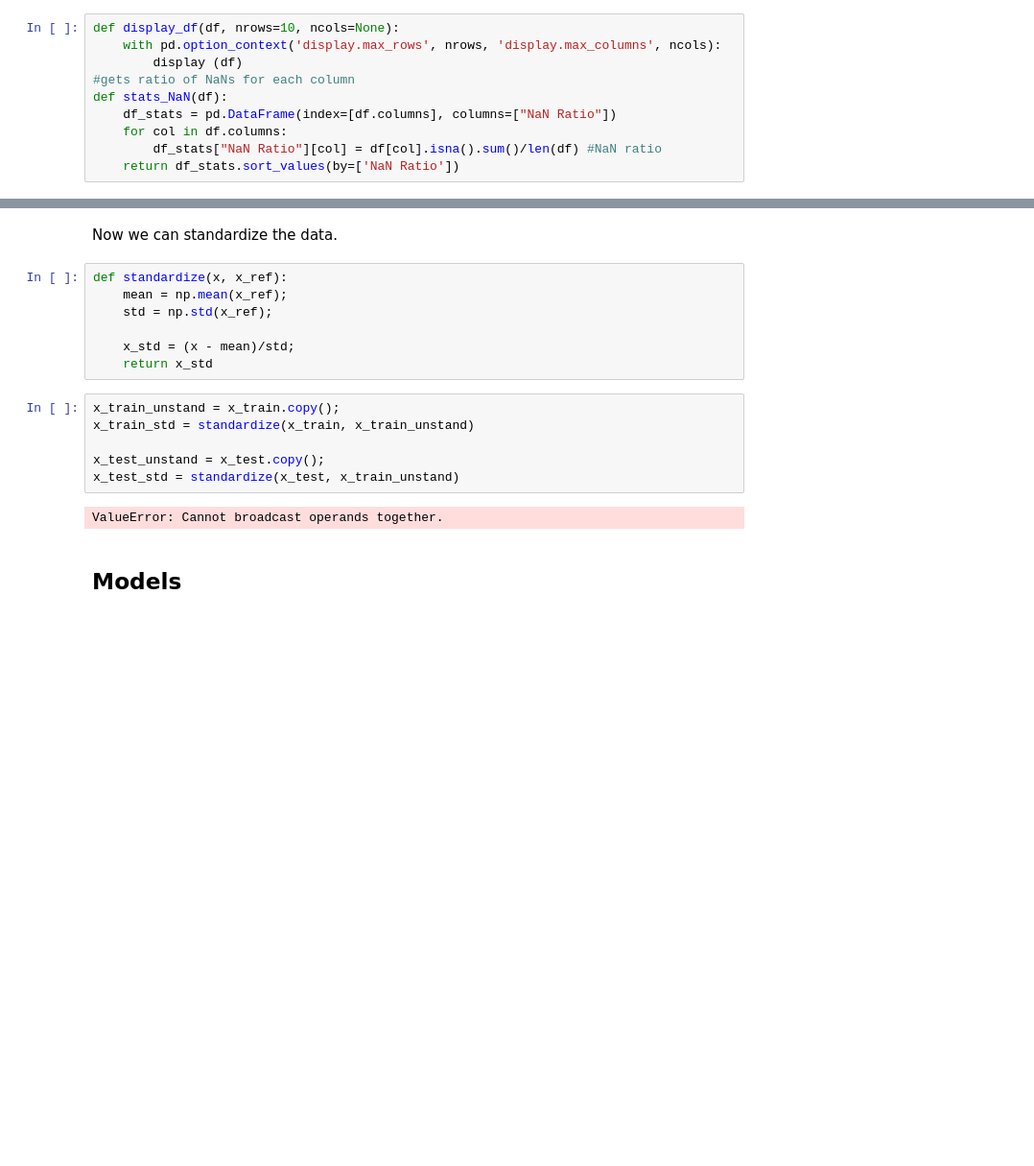
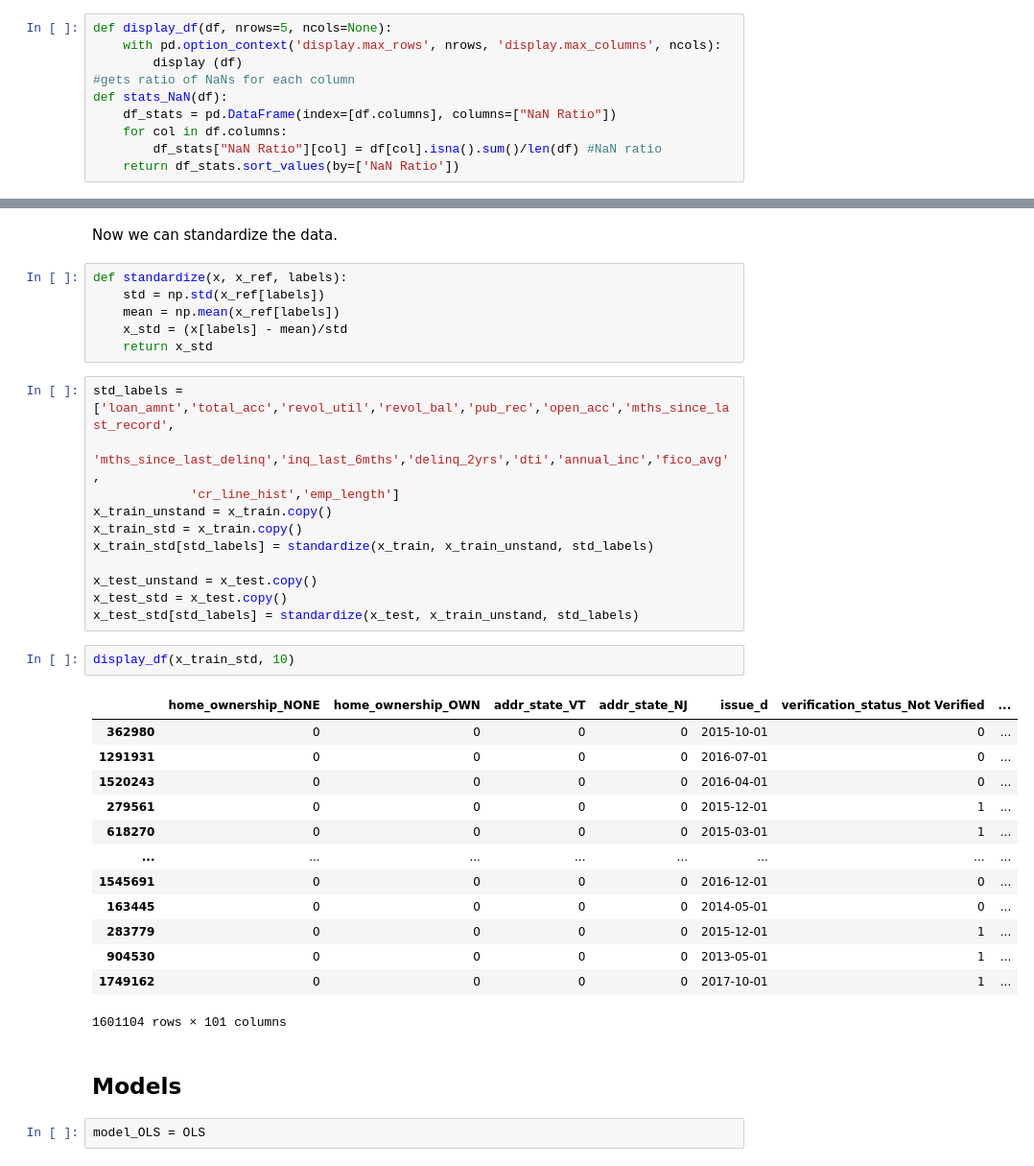
Before and after one commit to tmaounis/cs109a-LendingClub, a Jupyter notebook: models.ipynb, the cells around one changed output, grey strips where cells are left out. Shown at 96% size. Saved outputs shown, nothing was run; the diff lists cells and outputs as text; blank space fills up the shorter version.

```diff
--- a/models.ipynb
+++ b/models.ipynb
@@ -13,5 +14,5 @@ from sklearn.preprocessing import Imputer
 # %%
-def display_df(df, nrows=10, ncols=None):
+def display_df(df, nrows=5, ncols=None):
     with pd.option_context('display.max_rows', nrows, 'display.max_columns', ncols):
         display (df)
 #gets ratio of NaNs for each column
@@ -259,19 +260,39 @@ y_train, y_test = df_train[target], df_test[target]
 # %% [markdown]
 Now we can standardize the data.
 # %%
-def standardize(x, x_ref):
-    mean = np.mean(x_ref);
-    std = np.std(x_ref);
-
-    x_std = (x - mean)/std;
+def standardize(x, x_ref, labels):
+    std = np.std(x_ref[labels])
+    mean = np.mean(x_ref[labels])
+    x_std = (x[labels] - mean)/std
     return x_std
 # %%
-x_train_unstand = x_train.copy();
-x_train_std = standardize(x_train, x_train_unstand)
+std_labels = ['loan_amnt','total_acc','revol_util','revol_bal','pub_rec','open_acc','mths_since_last_record',
+             'mths_since_last_delinq','inq_last_6mths','delinq_2yrs','dti','annual_inc','fico_avg',
+             'cr_line_hist','emp_length']
+x_train_unstand = x_train.copy()
+x_train_std = x_train.copy()
+x_train_std[std_labels] = standardize(x_train, x_train_unstand, std_labels)
 
-x_test_unstand = x_test.copy();
-x_test_std = standardize(x_test, x_train_unstand)
+x_test_unstand = x_test.copy()
+x_test_std = x_test.copy()
+x_test_std[std_labels] = standardize(x_test, x_train_unstand, std_labels)
-# %% [output]
-ValueError: Cannot broadcast operands together.
+# %%
+display_df(x_train_std, 10)
+# %% [output]
+|  | home_ownership_NONE | home_ownership_OWN | addr_state_VT | addr_state_NJ | issue_d | verification_status_Not Verified | ... |
+| 362980 | 0 | 0 | 0 | 0 | 2015-10-01 | 0 | ... |
+| 1291931 | 0 | 0 | 0 | 0 | 2016-07-01 | 0 | ... |
+| 1520243 | 0 | 0 | 0 | 0 | 2016-04-01 | 0 | ... |
+| 279561 | 0 | 0 | 0 | 0 | 2015-12-01 | 1 | ... |
+| 618270 | 0 | 0 | 0 | 0 | 2015-03-01 | 1 | ... |
+| ... | ... | ... | ... | ... | ... | ... | ... |
+| 1545691 | 0 | 0 | 0 | 0 | 2016-12-01 | 0 | ... |
+| 163445 | 0 | 0 | 0 | 0 | 2014-05-01 | 0 | ... |
+| 283779 | 0 | 0 | 0 | 0 | 2015-12-01 | 1 | ... |
+| 904530 | 0 | 0 | 0 | 0 | 2013-05-01 | 1 | ... |
+| 1749162 | 0 | 0 | 0 | 0 | 2017-10-01 | 1 | ... |
+1601104 rows × 101 columns
 # %% [markdown]
 ## Models
+# %%
+model_OLS = OLS
```
Also changed, not shown: parts of 1 cell of this notebook.
